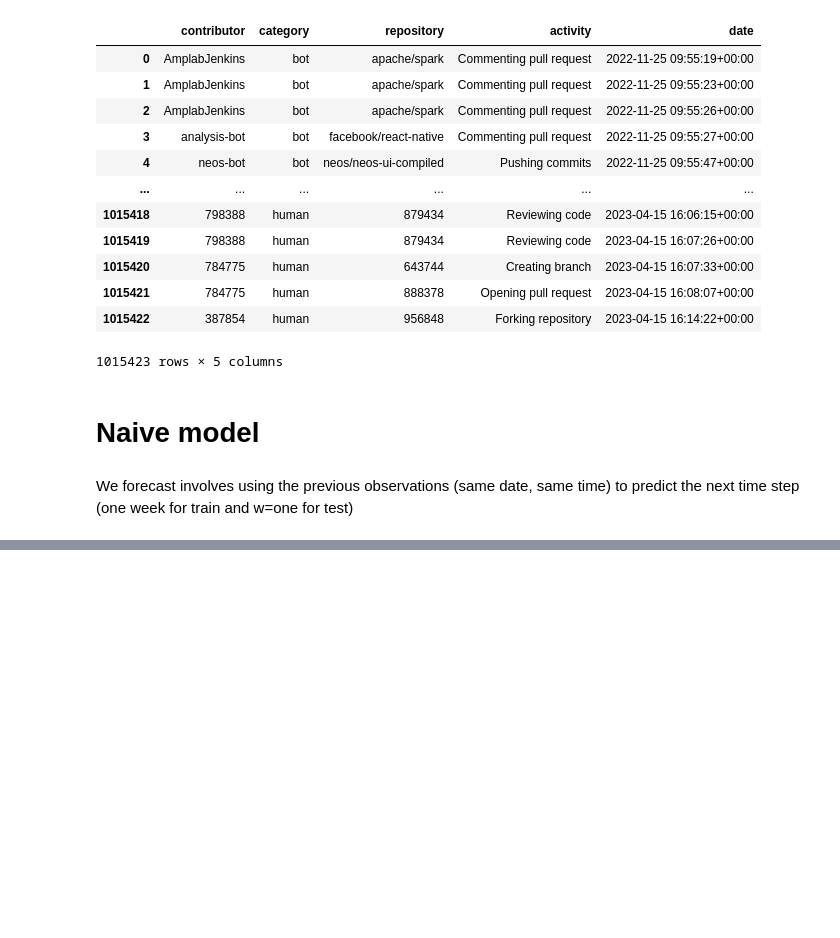
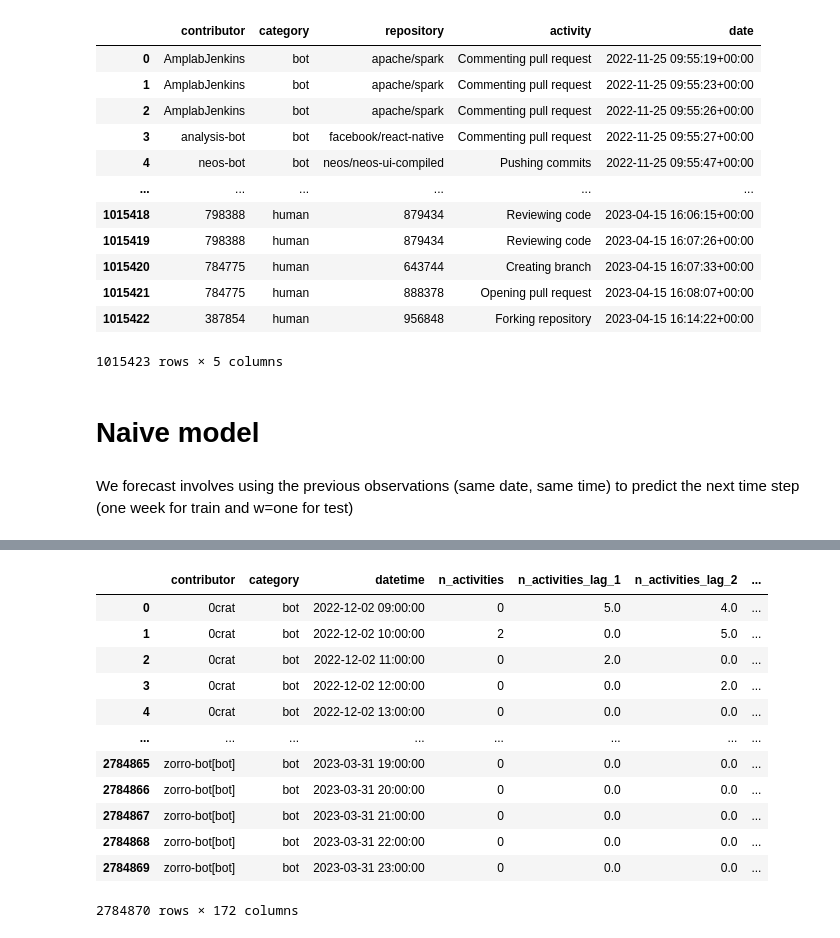
Before and after one commit to uhourri/GH-Bots-API, a Jupyter notebook: code/Models comparing.ipynb, the cells around one changed output, grey strips where cells are left out. Drawn from its saved outputs; the diff is of its cells as text; code cells hidden in the pictures; blank space fills up the shorter version.

```diff
--- a/code/Models comparing.ipynb
+++ b/code/Models comparing.ipynb
@@ -113,0 +143,25 @@ result.sample(40)
+# %%
+# Get the data of the top contributor 'codeclimate[bot]' to test time series forcasting method
+temp = (
+    activities_by_day[activities_by_day['contributor'] == 'codeclimate[bot]']
+    .drop(['contributor'], axis=1)
+    .reset_index(drop=True)
+)
+
+# Feature Engineering: create lag features based on the n previous dates
+n_previous_dates = 13
+for i in range(1, n_previous_dates+1):
+    temp[f'n_activities_lag_{i}'] = temp['n_activities'].shift(i)
+
+# Delete the n first rows to avoid NaN values
+temp = temp.iloc[n_previous_dates:].reset_index(drop=True)
+# %%
+#  create lag features
+def create_lag_features(group):
+    n_previous_times = 168
+    for i in range(1, n_previous_times + 1):
+        group[f'n_activities_lag_{i}'] = group['n_activities'].shift(i)
+    return group.iloc[n_previous_times:].reset_index(drop=True)
+# %%
+# apply the function to each group
+laged_activities = activities_by_time.groupby(['contributor', 'category']).apply(create_lag_features).reset_index(drop=True)
@@ -113,0 +192,19 @@ result.sample(40)
+# %%
+train_activities = laged_activities[laged_activities['datetime'] < '2023-04-01 00:00:00'].reset_index(drop=True)
+test_activities = laged_activities[laged_activities['datetime'] >= '2023-04-01 00:00:00'].reset_index(drop=True)
+# %%
+train_activities
+# %% [output]
+|  | contributor | category | datetime | n_activities | n_activities_lag_1 | n_activities_lag_2 | ... |
+| 0 | 0crat | bot | 2022-12-02 09:00:00 | 0 | 5.0 | 4.0 | ... |
+| 1 | 0crat | bot | 2022-12-02 10:00:00 | 2 | 0.0 | 5.0 | ... |
+| 2 | 0crat | bot | 2022-12-02 11:00:00 | 0 | 2.0 | 0.0 | ... |
+| 3 | 0crat | bot | 2022-12-02 12:00:00 | 0 | 0.0 | 2.0 | ... |
+| 4 | 0crat | bot | 2022-12-02 13:00:00 | 0 | 0.0 | 0.0 | ... |
+| ... | ... | ... | ... | ... | ... | ... | ... |
+| 2784865 | zorro-bot[bot] | bot | 2023-03-31 19:00:00 | 0 | 0.0 | 0.0 | ... |
+| 2784866 | zorro-bot[bot] | bot | 2023-03-31 20:00:00 | 0 | 0.0 | 0.0 | ... |
+| 2784867 | zorro-bot[bot] | bot | 2023-03-31 21:00:00 | 0 | 0.0 | 0.0 | ... |
+| 2784868 | zorro-bot[bot] | bot | 2023-03-31 22:00:00 | 0 | 0.0 | 0.0 | ... |
+| 2784869 | zorro-bot[bot] | bot | 2023-03-31 23:00:00 | 0 | 0.0 | 0.0 | ... |
+2784870 rows × 172 columns
```
Also changed, not shown: parts of 20 cells of this notebook, 2 other files.
